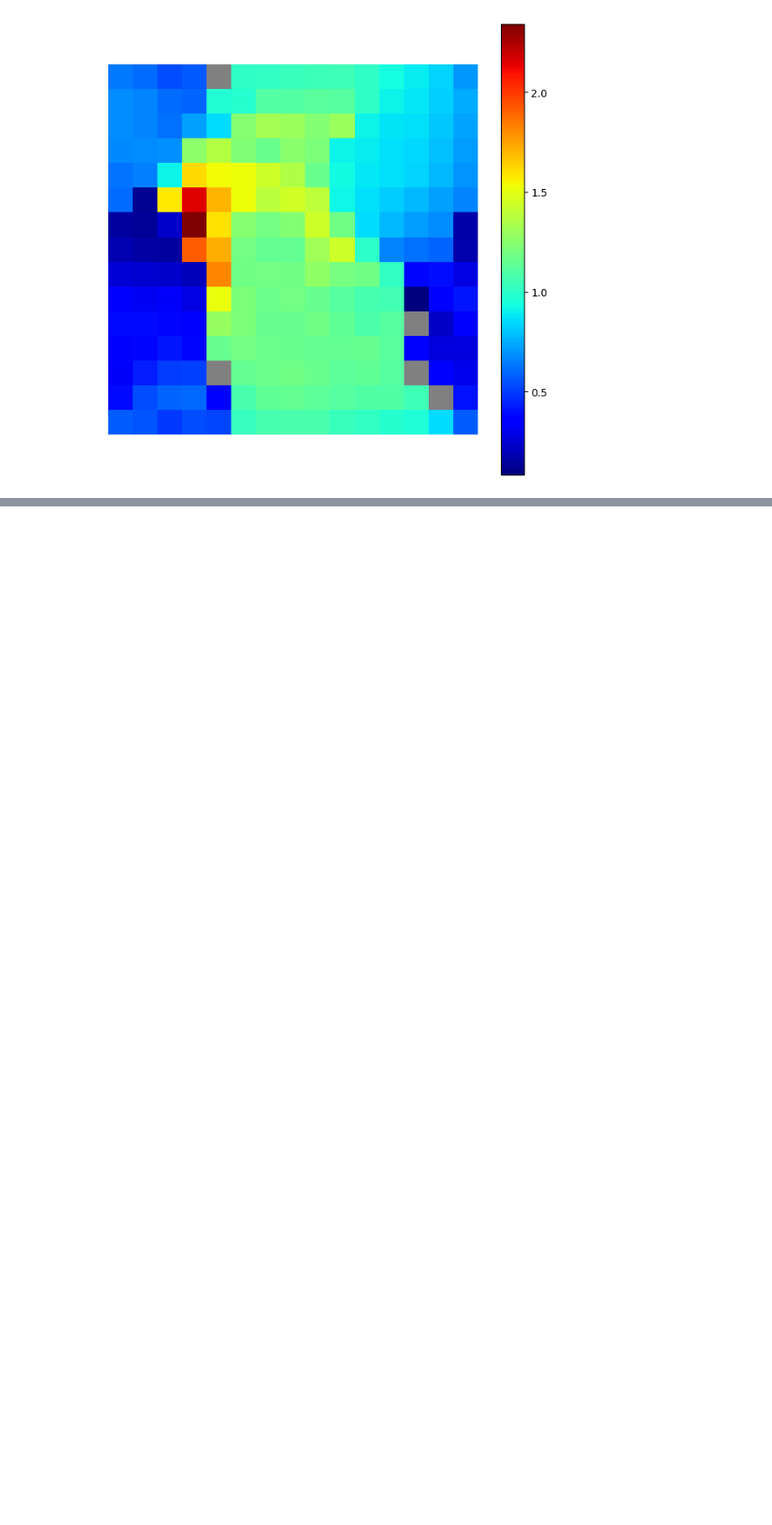
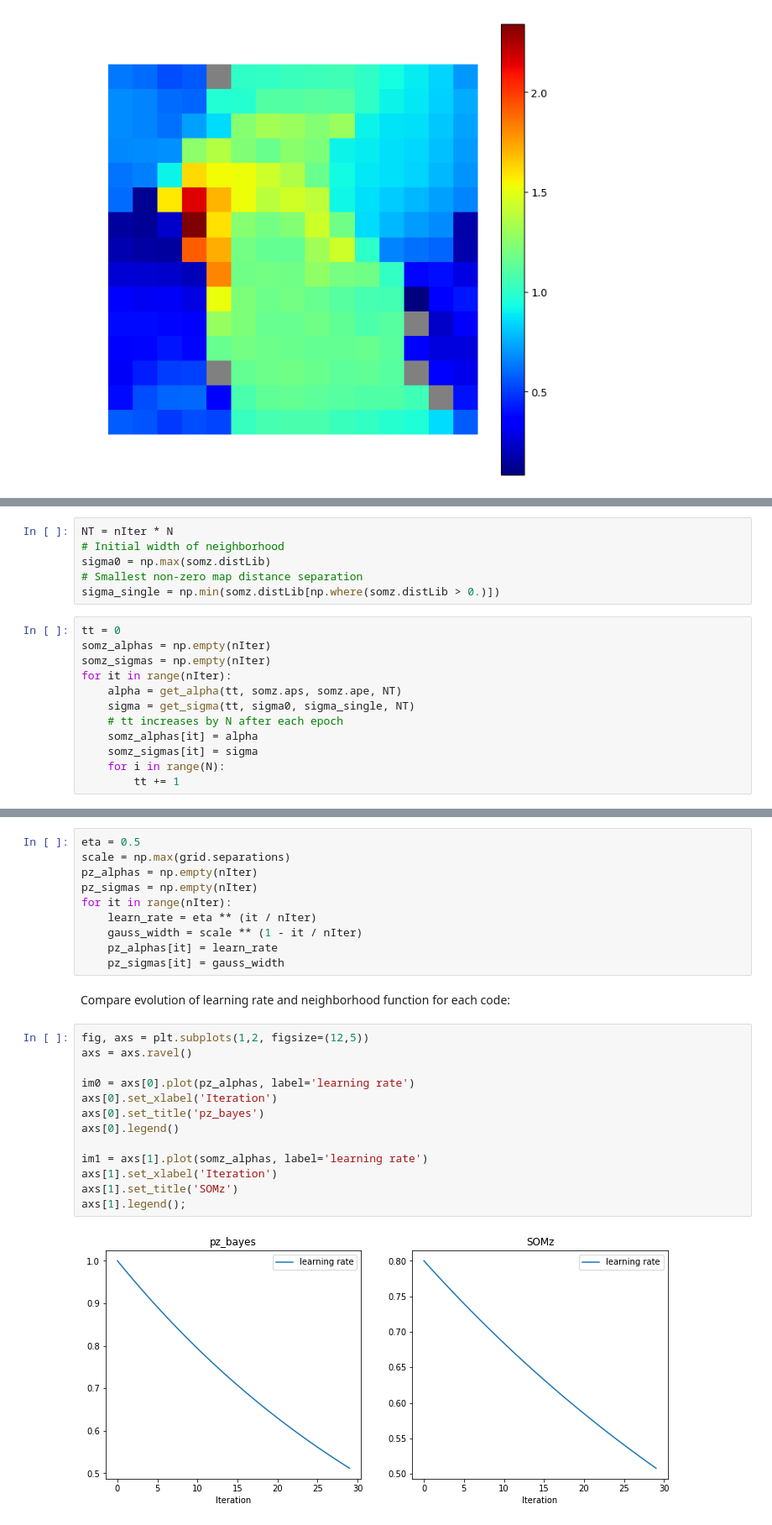
Before and after one commit to LSSTDESC/pz_bayes, a Jupyter notebook: notebooks/SOMZ Playground.ipynb, the cells around one changed output, grey strips where cells are left out. Shown at 84% size. Saved outputs shown, nothing was run; the diff lists cells and outputs as text; blank space fills up the shorter version.

```diff
--- a/notebooks/SOMZ Playground.ipynb
+++ b/notebooks/SOMZ Playground.ipynb
@@ -578,0 +637,18 @@ M.plot_map()
+# %%
+NT = nIter * N
+# Initial width of neighborhood
+sigma0 = np.max(somz.distLib)
+# Smallest non-zero map distance separation
+sigma_single = np.min(somz.distLib[np.where(somz.distLib > 0.)])
+# %%
+tt = 0
+somz_alphas = np.empty(nIter)
+somz_sigmas = np.empty(nIter)
+for it in range(nIter):
+    alpha = get_alpha(tt, somz.aps, somz.ape, NT)
+    sigma = get_sigma(tt, sigma0, sigma_single, NT)
+    # tt increases by N after each epoch
+    somz_alphas[it] = alpha
+    somz_sigmas[it] = sigma
+    for i in range(N):
+        tt += 1
@@ -578,0 +657,27 @@ M.plot_map()
+# %%
+eta = 0.5
+scale = np.max(grid.separations)
+pz_alphas = np.empty(nIter)
+pz_sigmas = np.empty(nIter)
+for it in range(nIter):
+    learn_rate = eta ** (it / nIter)
+    gauss_width = scale ** (1 - it / nIter)
+    pz_alphas[it] = learn_rate
+    pz_sigmas[it] = gauss_width
+# %% [markdown]
+Compare evolution of learning rate and neighborhood function for each code:
+# %%
+fig, axs = plt.subplots(1,2, figsize=(12,5))
+axs = axs.ravel()
+
+im0 = axs[0].plot(pz_alphas, label='learning rate')
+axs[0].set_xlabel('Iteration')
+axs[0].set_title('pz_bayes')
+axs[0].legend()
+
+im1 = axs[1].plot(somz_alphas, label='learning rate')
+axs[1].set_xlabel('Iteration')
+axs[1].set_title('SOMz')
+axs[1].legend();
+# %% [output]
+[figure, added]
```
Also changed, not shown: parts of 38 cells of this notebook.
